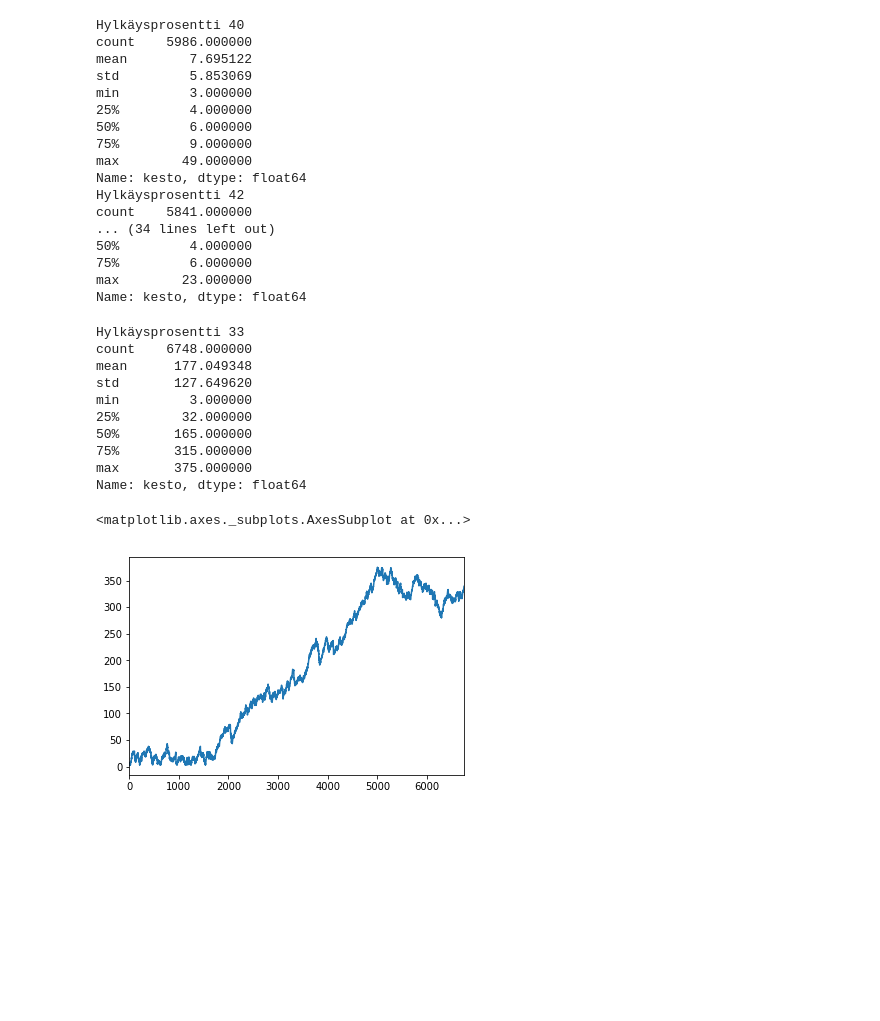
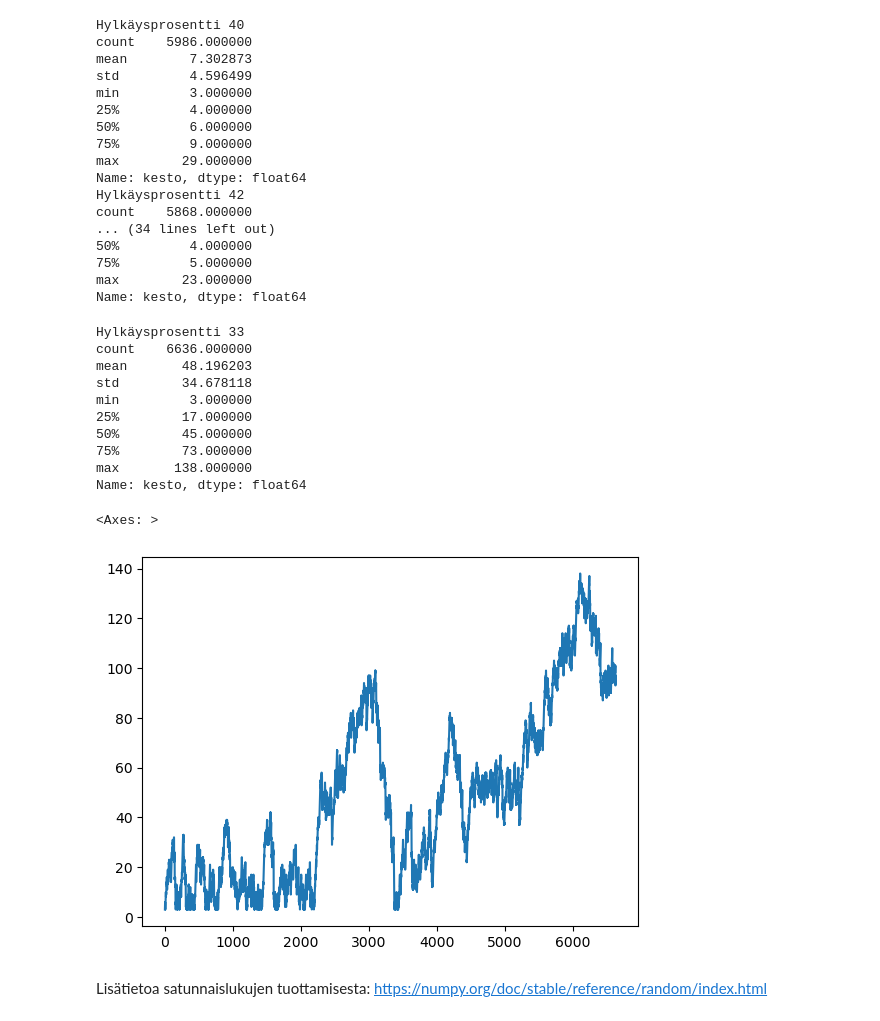
Before and after one commit to taanila/simu, a Jupyter notebook: tuotantolinja.ipynb, the cells around one changed output. Saved outputs shown, nothing was run; the diff lists cells and outputs as text; code cells hidden in the pictures; blank space fills up the shorter version.

Commit message:
Tuotantolinjan simulointia

```diff
--- a/tuotantolinja.ipynb
+++ b/tuotantolinja.ipynb
@@ -18,6 +22,9 @@ import matplotlib.pyplot as plt
 TUOTTEIDEN_VÄLI = 2 #minuuttia
 KÄSITTELY_AIKA = 3 #minuuttia
 TOISTOJA = 10000
+
+# Alustan satunnaislukugeneraattorin:
+rng = np.random.default_rng()
 # %%
 for hylkäys_prosentti in range(40, 50, 2):
 
@@ -25,7 +32,7 @@ for hylkäys_prosentti in range(40, 50, 2):
 
     tuotanto_linja['aika'] = tuotanto_linja.index * TUOTTEIDEN_VÄLI #tuotteen saapumisaika
 
-    tuotanto_linja['hylätty'] = np.random.binomial(1, hylkäys_prosentti/100, size=TOISTOJA)
+    tuotanto_linja['hylätty'] = rng.binomial(1, hylkäys_prosentti/100, size=TOISTOJA)
 
     tuotanto_linja.drop(tuotanto_linja.index[tuotanto_linja['hylätty'] == 1], inplace = True) #poistetaan hylättyjen tuotteiden rivit
     tuotanto_linja.reset_index(drop=True, inplace=True) #indeksin resetointi 0, 1, 2, ...
@@ -46,58 +53,60 @@ for hylkäys_prosentti in range(40, 50, 2):
 # %% [output]
 Hylkäysprosentti 40
 count    5986.000000
-mean        7.695122
-std         5.853069
+mean        7.302873
+std         4.596499
 min         3.000000
 25%         4.000000
 50%         6.000000
 75%         9.000000
-max        49.000000
+max        29.000000
 Name: kesto, dtype: float64
 Hylkäysprosentti 42
-count    5841.000000
+count    5868.000000
 ... (34 lines left out)
 50%         4.000000
-75%         6.000000
+75%         5.000000
 max        23.000000
 Name: kesto, dtype: float64
 # %%
 #Keston viivakaaviosta nähdään ovatko jonot tilapäisiä vai kasvavatko jonot ajan kuluessa
 
 hylkäys_prosentti = 33
 
 tuotanto_linja = pd.DataFrame(index = range(0, TOISTOJA))
 
 tuotanto_linja['aika'] = tuotanto_linja.index * TUOTTEIDEN_VÄLI #tuotteen saapumisaika
 
-tuotanto_linja['hylätty'] = np.random.binomial(1, hylkäys_prosentti/100, size=TOISTOJA)
+tuotanto_linja['hylätty'] = rng.binomial(1, hylkäys_prosentti/100, size=TOISTOJA)
 
 tuotanto_linja.drop(tuotanto_linja.index[tuotanto_linja['hylätty'] == 1], inplace = True) #poistetaan hylättyjen tuotteiden rivit
 tuotanto_linja.reset_index(drop=True, inplace=True) #indeksin resetointi 0, 1, 2, ...
 
 tuotanto_linja['valmis'] = tuotanto_linja['aika'] + KÄSITTELY_AIKA #käsittelyn valmistumisaika ilman jonoa
 
 #Seuraava for-silmukka lisää jonotusajan valmistumisaikaan
 #Tämän for-silmukan takia simulointi on hidas!
 for i in range(1, len(tuotanto_linja)):
     if (tuotanto_linja.loc[i, 'aika'] < tuotanto_linja.loc[i-1, 'valmis']):
         tuotanto_linja.loc[i, 'valmis'] += tuotanto_linja.loc[i-1,'valmis'] - tuotanto_linja.loc[i, 'aika']
 
 tuotanto_linja['kesto'] = tuotanto_linja['valmis'] - tuotanto_linja['aika']
 
 print('Hylkäysprosentti', hylkäys_prosentti)
 print(tuotanto_linja['kesto'].describe())
 tuotanto_linja['kesto'].plot()
 # %% [output]
 Hylkäysprosentti 33
-count    6748.000000
-mean      177.049348
-std       127.649620
+count    6636.000000
+mean       48.196203
+std        34.678118
 min         3.000000
-25%        32.000000
-50%       165.000000
-75%       315.000000
-max       375.000000
+25%        17.000000
+50%        45.000000
+75%        73.000000
+max       138.000000
 Name: kesto, dtype: float64
-<matplotlib.axes._subplots.AxesSubplot at 0x...>
+<Axes: >
-[figure, old version]
+[figure, new version]
+# %% [markdown]
+Lisätietoa satunnaislukujen tuottamisesta: https://numpy.org/doc/stable/reference/random/index.html
```
Also changed, not shown: parts of 3 cells of this notebook.
